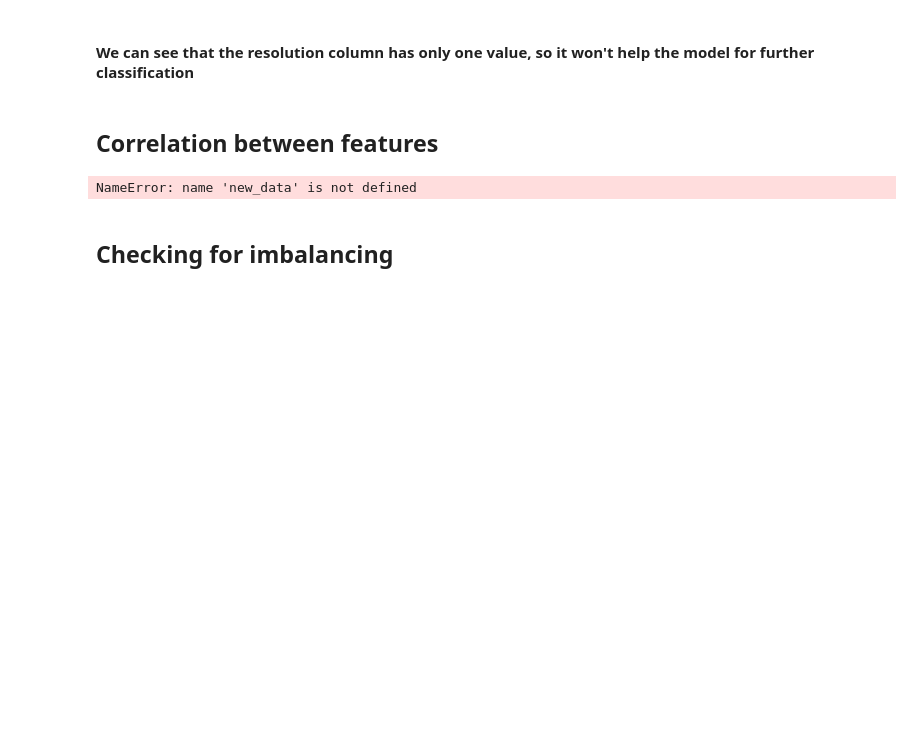
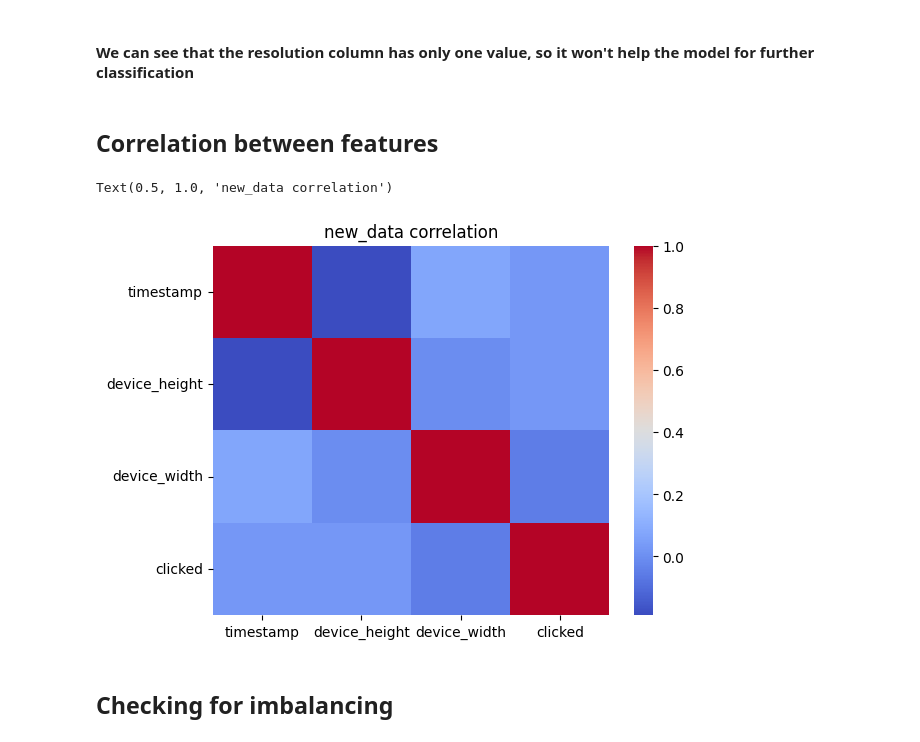
Before and after one commit to liorkaspa/IntroDS, a Jupyter notebook: CourseProject.ipynb, the cells around one changed output. Saved outputs shown, nothing was run; the diff lists cells and outputs as text; code cells hidden in the pictures; blank space fills up the shorter version.

Commit message:
with date plots

```diff
--- a/CourseProject.ipynb
+++ b/CourseProject.ipynb
@@ -108,10 +115,11 @@ df_train=df_train.drop(columns=['resolution'])
 # %% [markdown]
 ## Correlation between features
 # %%
-sns.heatmap(new_data.corr(),cmap='coolwarm')
+sns.heatmap(df_train.corr(),cmap='coolwarm')
 plt.title('new_data correlation')
 # %% [output]
-NameError: name 'new_data' is not defined
+Text(0.5, 1.0, 'new_data correlation')
+[figure, added]
 # %% [markdown]
 ## Checking for imbalancing
 # %%
```
Also changed, not shown: parts of 19 cells of this notebook.
